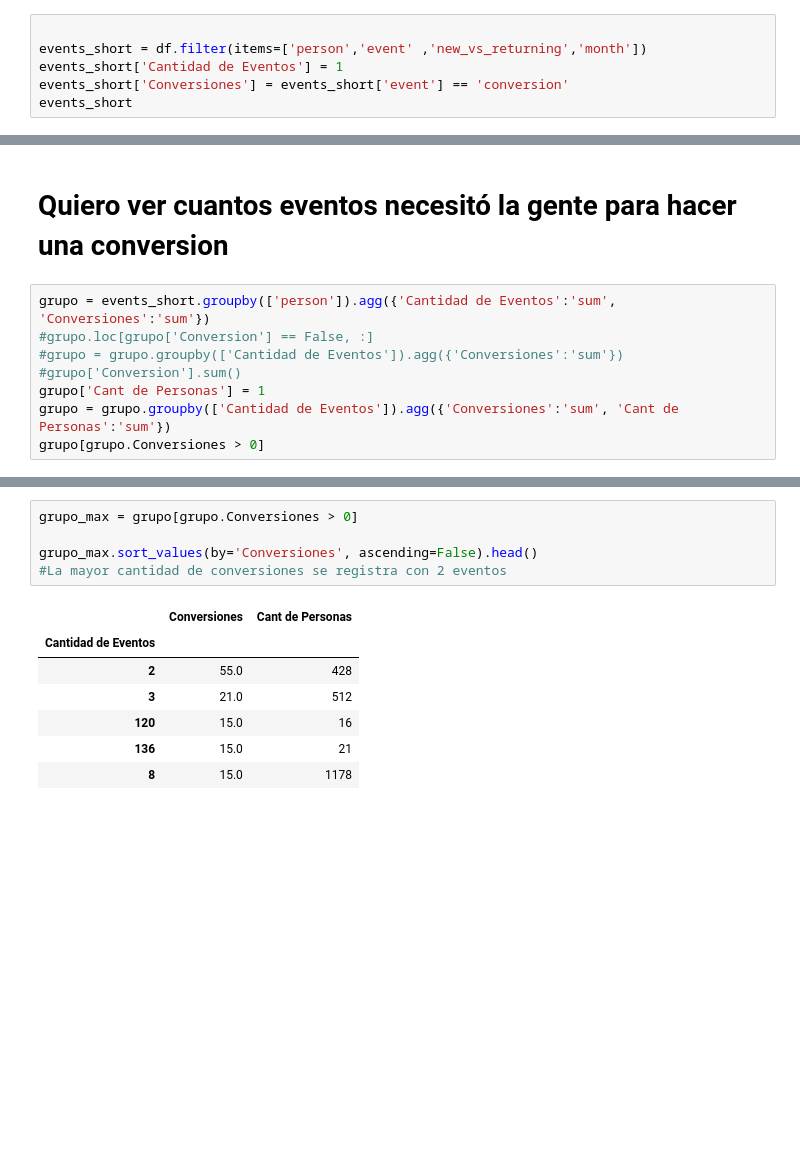
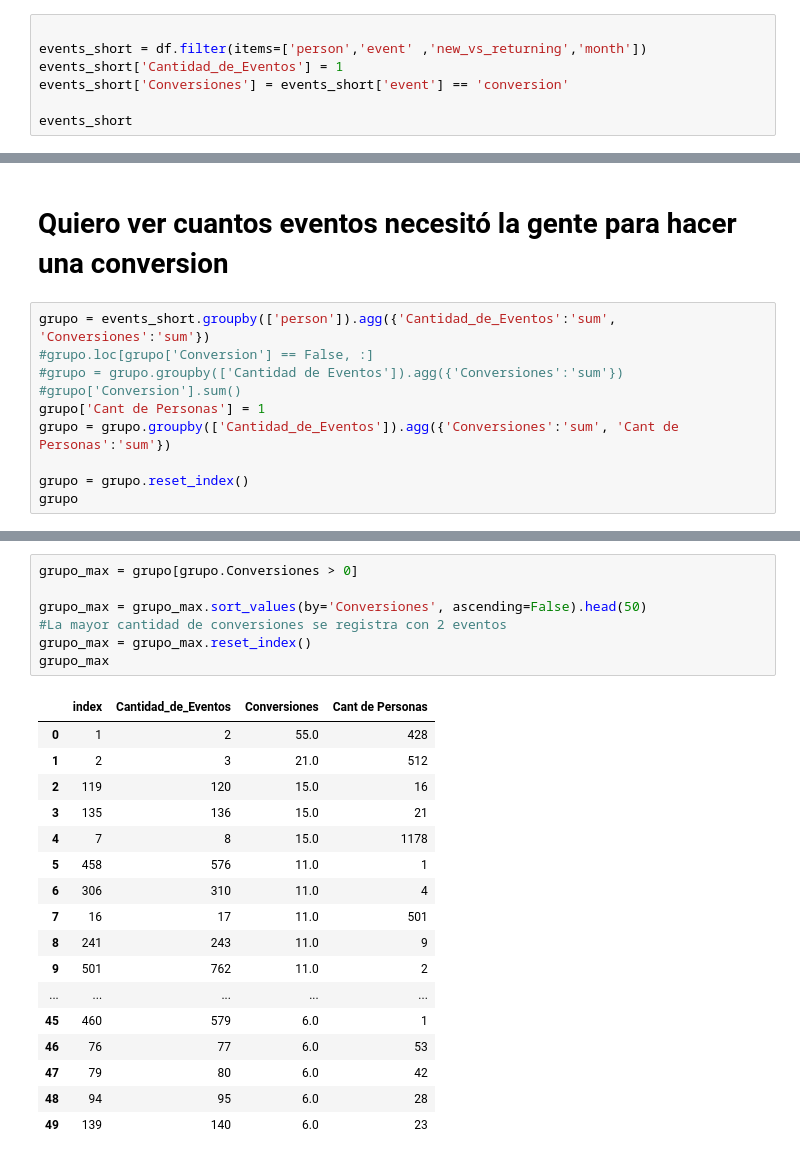
Before and after one commit to gabyrobles93/7506-TP1-Trocafone, a Jupyter notebook: comportamiento_de_la_plataforma.ipynb, the cells around one changed output, grey strips where cells are left out. Drawn from its saved outputs; the diff is of its cells as text; blank space fills up the shorter version.

```diff
--- a/comportamiento_de_la_plataforma.ipynb
+++ b/comportamiento_de_la_plataforma.ipynb
@@ -121,7 +130,8 @@ Name: month, dtype: int64
 # %%
 
 events_short = df.filter(items=['person','event' ,'new_vs_returning','month'])
-events_short['Cantidad de Eventos'] = 1
+events_short['Cantidad_de_Eventos'] = 1
 events_short['Conversiones'] = events_short['event'] == 'conversion'
+
 events_short
 # %% [output]
@@ -181,11 +191,13 @@ grouped
 # %% [markdown]
 # Quiero ver cuantos eventos necesitó la gente para hacer una conversion
 # %%
-grupo = events_short.groupby(['person']).agg({'Cantidad de Eventos':'sum', 'Conversiones':'sum'})
+grupo = events_short.groupby(['person']).agg({'Cantidad_de_Eventos':'sum', 'Conversiones':'sum'})
 #grupo.loc[grupo['Conversion'] == False, :]
 #grupo = grupo.groupby(['Cantidad de Eventos']).agg({'Conversiones':'sum'})
 #grupo['Conversion'].sum()
 grupo['Cant de Personas'] = 1
-grupo = grupo.groupby(['Cantidad de Eventos']).agg({'Conversiones':'sum', 'Cant de Personas':'sum'})
-grupo[grupo.Conversiones > 0]
+grupo = grupo.groupby(['Cantidad_de_Eventos']).agg({'Conversiones':'sum', 'Cant de Personas':'sum'})
+
+grupo = grupo.reset_index()
+grupo
 # %% [output]
@@ -211,13 +233,25 @@ grupo[grupo.Conversiones > 0]
 # %%
 grupo_max = grupo[grupo.Conversiones > 0]
 
-grupo_max.sort_values(by='Conversiones', ascending=False).head()
+grupo_max = grupo_max.sort_values(by='Conversiones', ascending=False).head(50)
 #La mayor cantidad de conversiones se registra con 2 eventos
+grupo_max = grupo_max.reset_index()
+grupo_max
 # %% [output]
-|  | Conversiones | Cant de Personas |
-| Cantidad de Eventos |  |  |
-| 2 | 55.0 | 428 |
-| 3 | 21.0 | 512 |
-| 120 | 15.0 | 16 |
-| 136 | 15.0 | 21 |
-| 8 | 15.0 | 1178 |
+|  | index | Cantidad_de_Eventos | Conversiones | Cant de Personas |
+| 0 | 1 | 2 | 55.0 | 428 |
+| 1 | 2 | 3 | 21.0 | 512 |
+| 2 | 119 | 120 | 15.0 | 16 |
+| 3 | 135 | 136 | 15.0 | 21 |
+| 4 | 7 | 8 | 15.0 | 1178 |
+| 5 | 458 | 576 | 11.0 | 1 |
+| 6 | 306 | 310 | 11.0 | 4 |
+| 7 | 16 | 17 | 11.0 | 501 |
+| 8 | 241 | 243 | 11.0 | 9 |
+| 9 | 501 | 762 | 11.0 | 2 |
+| ... | ... | ... | ... | ... |
+| 45 | 460 | 579 | 6.0 | 1 |
+| 46 | 76 | 77 | 6.0 | 53 |
+| 47 | 79 | 80 | 6.0 | 42 |
+| 48 | 94 | 95 | 6.0 | 28 |
+| 49 | 139 | 140 | 6.0 | 23 |
```
Also changed, not shown: parts of 17 cells of this notebook.
